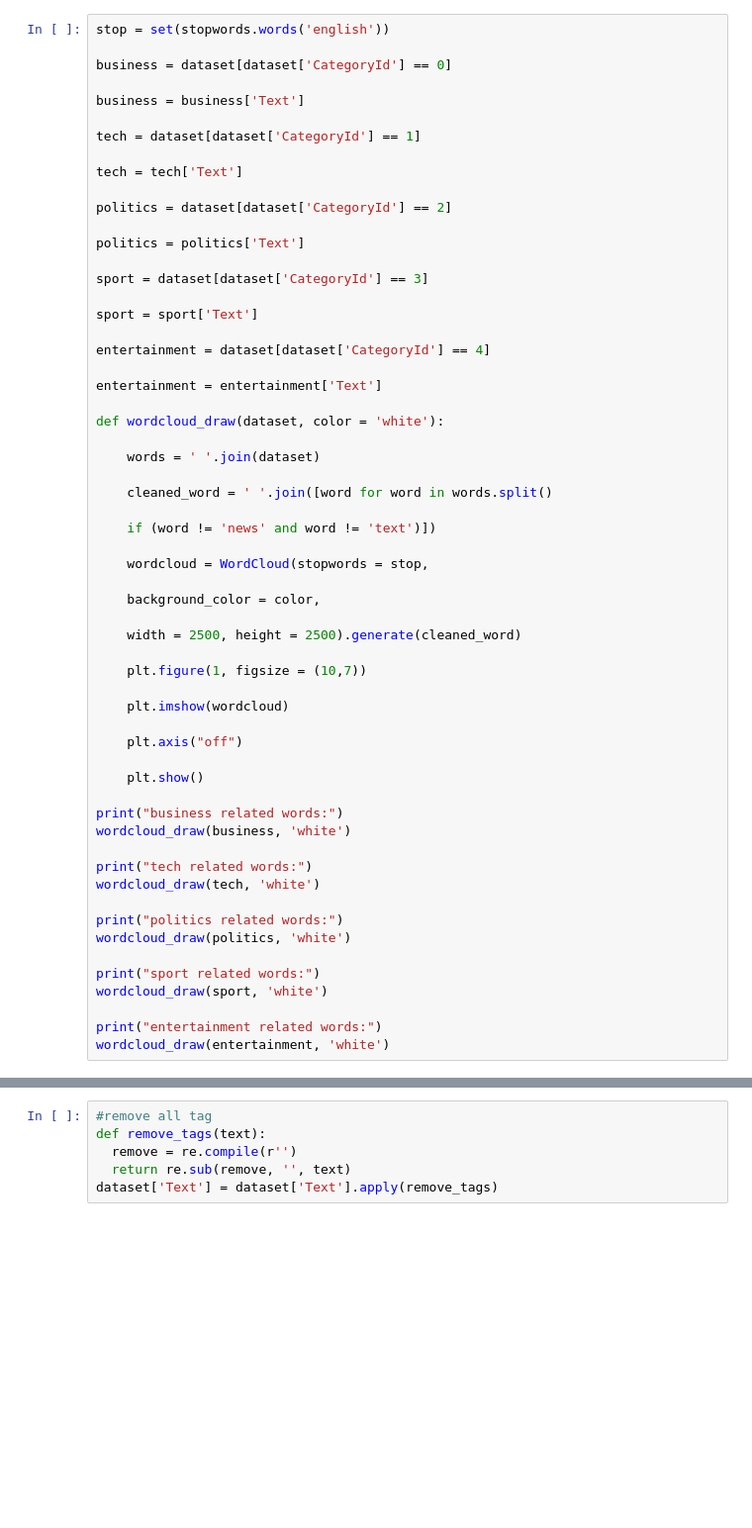
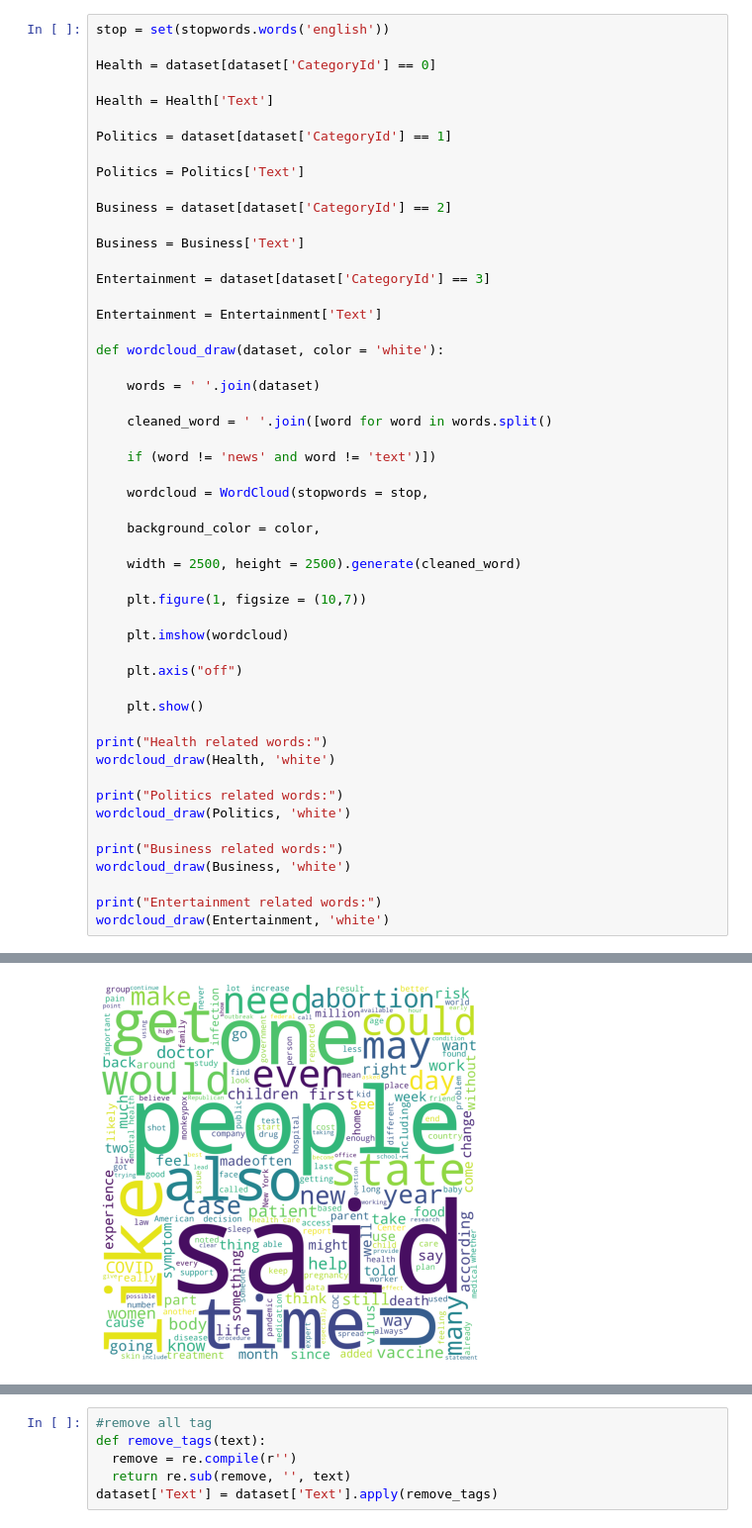
Before and after one commit to James030913/AiAssignment, a Jupyter notebook: AIAsm.ipynb, the cells around one changed output, grey strips where cells are left out. Shown at 99% size. Saved outputs shown, nothing was run; the diff lists cells and outputs as text; blank space fills up the shorter version.

```diff
--- a/AIAsm.ipynb
+++ b/AIAsm.ipynb
@@ -94,25 +101,21 @@ pie = plt.pie(count, labels = ['business', 'tech', 'politics', 'sport', 'enterta
 # %%
 stop = set(stopwords.words('english'))
 
-business = dataset[dataset['CategoryId'] == 0]
+Health = dataset[dataset['CategoryId'] == 0]
 
-business = business['Text']
+Health = Health['Text']
 
-tech = dataset[dataset['CategoryId'] == 1]
+Politics = dataset[dataset['CategoryId'] == 1]
 
-tech = tech['Text']
+Politics = Politics['Text']
 
-politics = dataset[dataset['CategoryId'] == 2]
+Business = dataset[dataset['CategoryId'] == 2]
 
-politics = politics['Text']
+Business = Business['Text']
 
-sport = dataset[dataset['CategoryId'] == 3]
+Entertainment = dataset[dataset['CategoryId'] == 3]
 
-sport = sport['Text']
-
-entertainment = dataset[dataset['CategoryId'] == 4]
-
-entertainment = entertainment['Text']
+Entertainment = Entertainment['Text']
 
 def wordcloud_draw(dataset, color = 'white'):
 
@@ -136,18 +139,15 @@ def wordcloud_draw(dataset, color = 'white'):
 
     plt.show()
 
-print("business related words:")
-wordcloud_draw(business, 'white')
+print("Health related words:")
+wordcloud_draw(Health, 'white')
 
-print("tech related words:")
-wordcloud_draw(tech, 'white')
+print("Politics related words:")
+wordcloud_draw(Politics, 'white')
 
-print("politics related words:")
-wordcloud_draw(politics, 'white')
+print("Business related words:")
+wordcloud_draw(Business, 'white')
 
-print("sport related words:")
-wordcloud_draw(sport, 'white')
-
-print("entertainment related words:")
-wordcloud_draw(entertainment, 'white')
+print("Entertainment related words:")
+wordcloud_draw(Entertainment, 'white')
 # %% [output]
@@ -154,0 +155 @@ NameError: name 'dataset' is not defined
+[figure, added]
```
Also changed, not shown: parts of 30 cells of this notebook, 2 other files.
